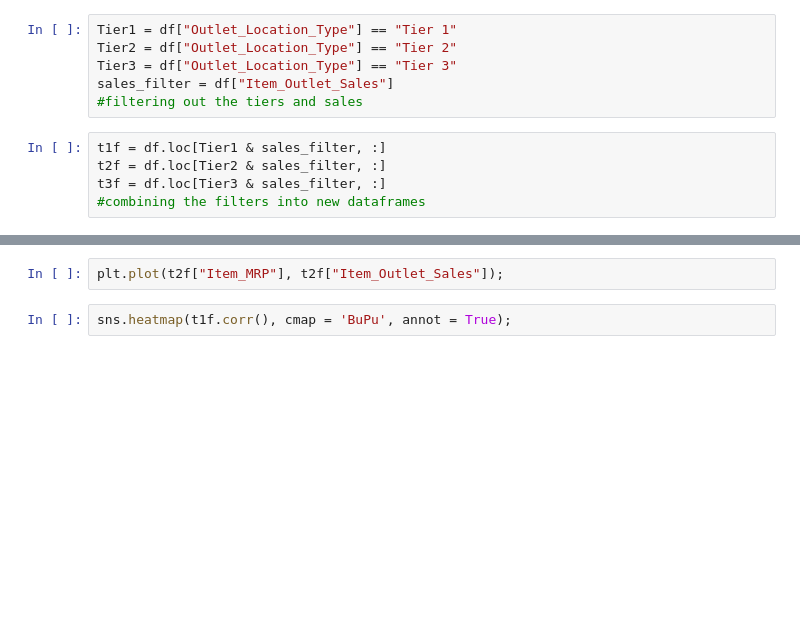
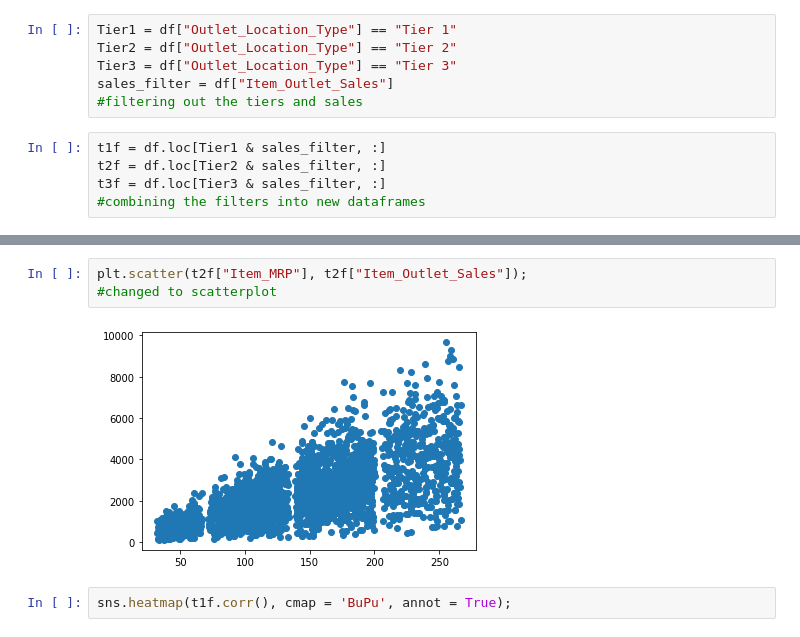
Before and after one commit to Brojas1/FSP, a Jupyter notebook: Copy_of_Food_Sales_Prediction.ipynb, the cells around one changed output, grey strips where cells are left out. Cells and saved outputs as stored; diff of their text form; blank space fills up the shorter version.

```diff
--- a/Copy_of_Food_Sales_Prediction.ipynb
+++ b/Copy_of_Food_Sales_Prediction.ipynb
@@ -364,5 +371,8 @@ plt.bar(t1f["Item_Outlet_Sales"], t1f["Outlet_Size"])
 # %%
-plt.plot(t2f["Item_MRP"], t2f["Item_Outlet_Sales"]);
+plt.scatter(t2f["Item_MRP"], t2f["Item_Outlet_Sales"]);
+#changed to scatterplot
+# %% [output]
+[figure, added]
 # %%
 sns.heatmap(t1f.corr(), cmap = 'BuPu', annot = True);
 # %% [output]
```
Also changed, not shown: parts of 3 cells of this notebook.
